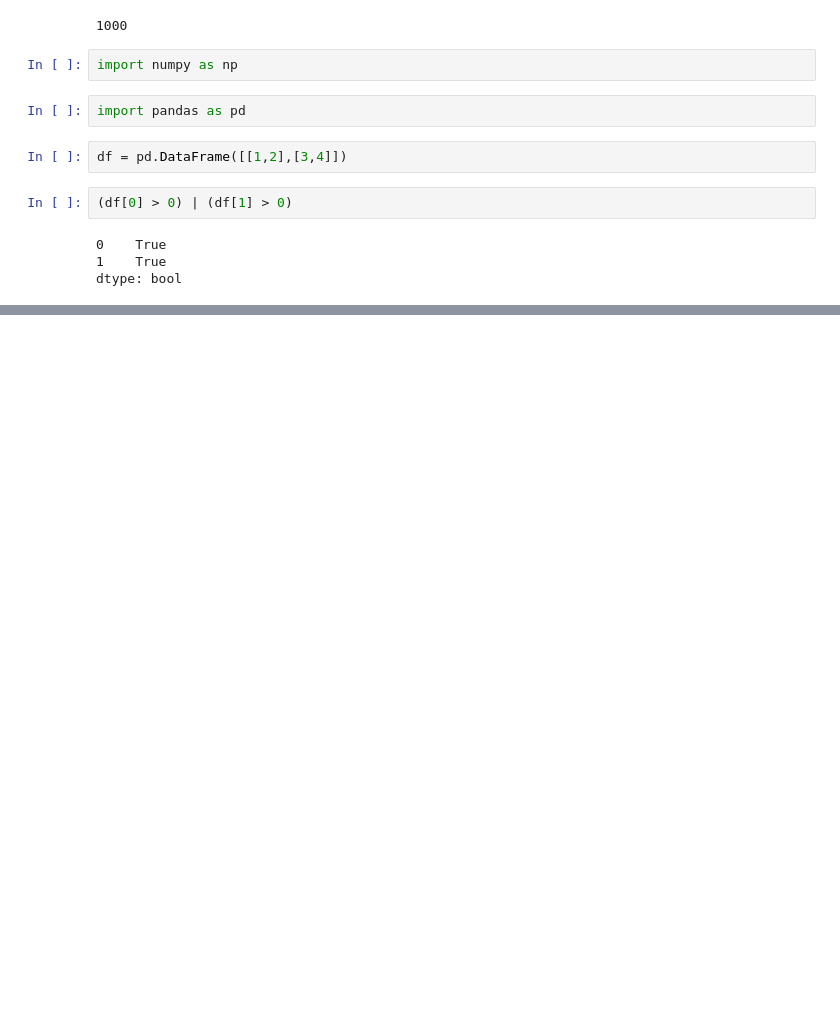
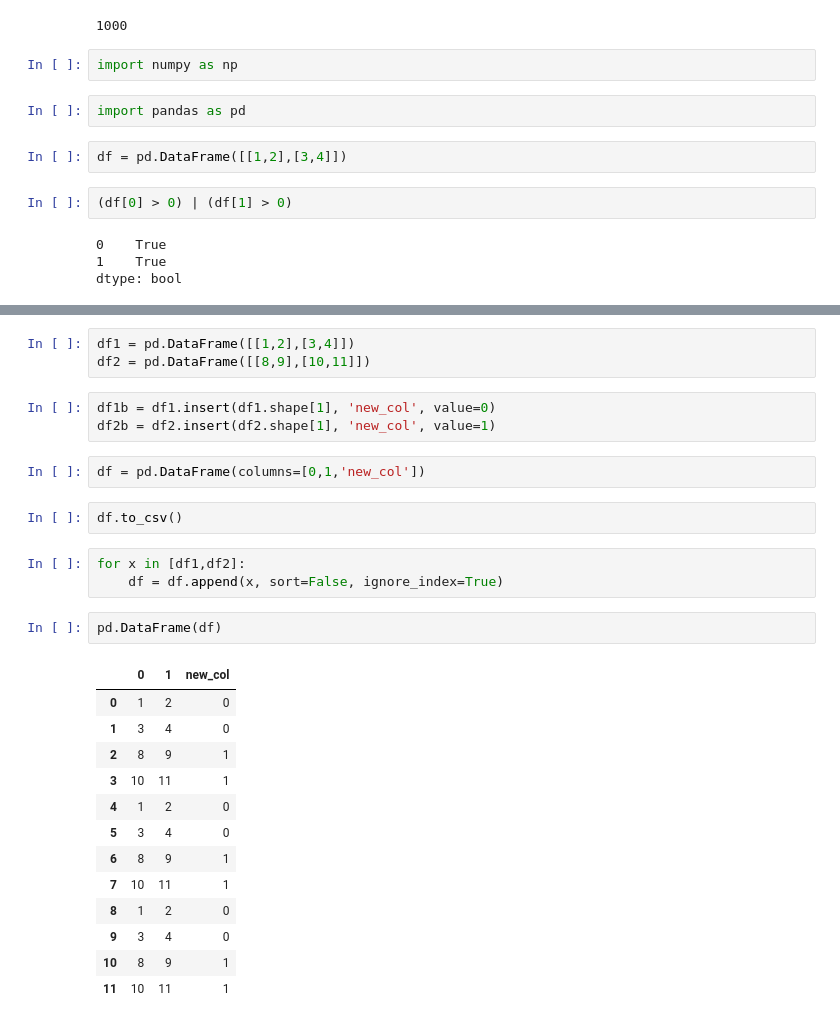
Before and after one commit to aldo-fsm/swarm-intelligence, a Jupyter notebook: pratica-N2.ipynb, the cells around one changed output, grey strips where cells are left out. Saved outputs shown, nothing was run; the diff lists cells and outputs as text; blank space fills up the shorter version.

```diff
--- a/pratica-N2.ipynb
+++ b/pratica-N2.ipynb
@@ -291,0 +375,29 @@ dtype: bool
+# %%
+df1 = pd.DataFrame([[1,2],[3,4]])
+df2 = pd.DataFrame([[8,9],[10,11]])
+# %%
+df1b = df1.insert(df1.shape[1], 'new_col', value=0)
+df2b = df2.insert(df2.shape[1], 'new_col', value=1)
+# %%
+df = pd.DataFrame(columns=[0,1,'new_col'])
+# %%
+df.to_csv()
+# %%
+for x in [df1,df2]:
+    df = df.append(x, sort=False, ignore_index=True)
+# %%
+pd.DataFrame(df)
+# %% [output]
+|  | 0 | 1 | new_col |
+| 0 | 1 | 2 | 0 |
+| 1 | 3 | 4 | 0 |
+| 2 | 8 | 9 | 1 |
+| 3 | 10 | 11 | 1 |
+| 4 | 1 | 2 | 0 |
+| 5 | 3 | 4 | 0 |
+| 6 | 8 | 9 | 1 |
+| 7 | 10 | 11 | 1 |
+| 8 | 1 | 2 | 0 |
+| 9 | 3 | 4 | 0 |
+| 10 | 8 | 9 | 1 |
+| 11 | 10 | 11 | 1 |
```
Also changed, not shown: parts of 15 cells of this notebook, 5 other files.
